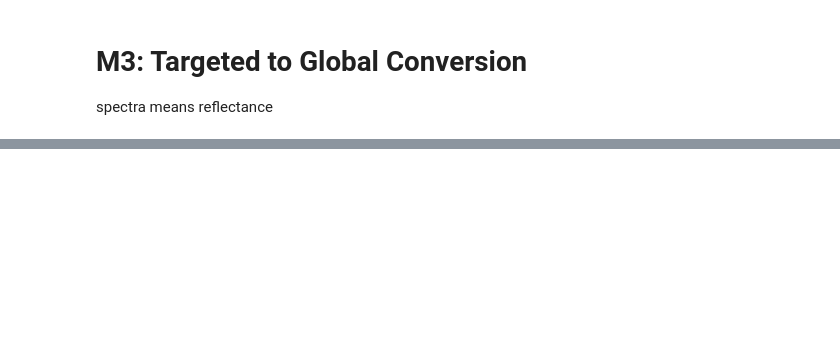
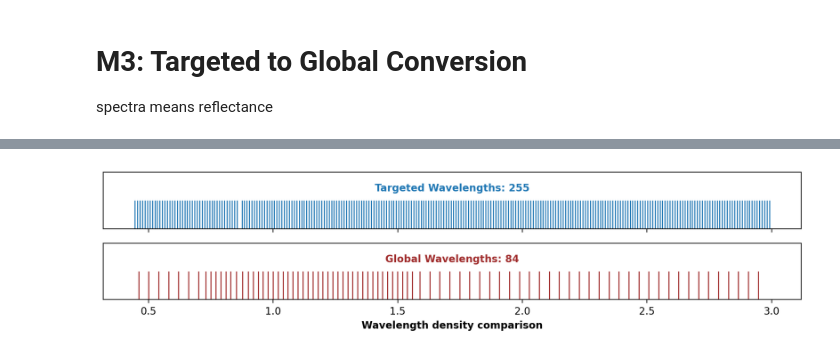
Before and after one commit to markusgruendler/m3-lunar-project, a Jupyter notebook: scripts/su25 script.ipynb, the cells around one changed output, grey strips where cells are left out. Drawn from its saved outputs; the diff is of its cells as text; code cells hidden in the pictures; blank space fills up the shorter version.

```diff
--- a/scripts/su25 script.ipynb
+++ b/scripts/su25 script.ipynb
@@ -146,5 +168,5 @@ if spectra_nans > 0:
 # %%
-def targeted_to_global(wavelengths, spectra, verbose = False):
+def targeted_to_global(wavelengths, values, verbose = False):
     # average 4 at a time
     # set step size to last breakpoint
     # increment by step size
@@ -155,11 +177,11 @@ def targeted_to_global(wavelengths, spectra, verbose = False):
 
     i = 0 # input index
     bp_idx = 0
-    output = {"wavelengths": [], "spectra": []}
+    output = {"wavelengths": [], "values": []}
     while i+3 < len(wavelengths):
         # average over next 4
         avg_wl = np.round(np.mean(wavelengths[i:i+4]),4)
-        avg_spectra = np.round(np.mean(spectra[i:i+4]),4)
+        avg_values = np.round(np.mean(values[i:i+4]),4)
 
         # if next step exists
         # and current wl > bp_idx wl
@@ -169,11 +191,11 @@ def targeted_to_global(wavelengths, spectra, verbose = False):
 
         # save and increment by values consumed
         output["wavelengths"].append(avg_wl)
-        output["spectra"].append(avg_spectra)
+        output["values"].append(avg_values)
         i += breakpoints["step"][bp_idx]
 
     output["wavelengths"] = np.array(output["wavelengths"])
-    output["spectra"] = np.array(output["spectra"])
+    output["values"] = np.array(output["values"])
     return output
 # %%
 targeted_to_global(wavelengths, spectra, verbose=True)
@@ -184,7 +231,8 @@ targeted_to_global(wavelengths, spectra, verbose=True)
 ## round down
 # mean(2.3624, 2.3724, 2.3823, 2.3923) = 2.37735 -> 2.3774, manual is 2.3773 < 2.3774
 # %%
-plotting = False
+plotting = True
+saving = False
 if plotting:
 
     data = {
@@ -192,45 +240,45 @@ if plotting:
         "Global Wavelengths": targeted_to_global(wavelengths, spectra)["wavelengths"]
     }
 
-    print(data['Targeted Wavelengths'].shape)
-    print(data['Global Wavelengths'].shape)
-
     colors = ['#1f77b4', "#a02c2c"]
     fig, axes = plt.subplots(
         nrows=2,
         sharex=True,
-        figsize=(10, 4),
+        figsize=(10, 2.5),
         height_ratios=[1, 1]
     )
 
     # each series as a rug plot with its own row
     for ax, (label, series), color in zip(axes, data.items(), colors):
         sns.rugplot(x = series, ax = ax, height = 0.5, color = color)
         ax.set_yticks([])  # No y-axis ticks
         ax.set_ylabel("")
         ax.text(
             0.5, # x offset
             0.8, # y offset
-            label, # text content
+            f"{label}: {series.shape[0]}", # text content
             # **kwargs
             transform=ax.transAxes,
             ha='center',
             va='top',
             fontsize=10,
             color=color,
             weight='bold'
         )
 
     # last plot label acts as legend label
     axes[-1].set_xlabel("Wavelength density comparison", weight = 'bold')
     plt.tight_layout()
 
-    # plt.savefig(
-    #     "../output files/graphs/test/m3 wavelength comparison.png",
-    #     dpi=2000,
-    #     bbox_inches='tight',
-    #     facecolor='white'
-    # )
+    if saving:
+        plt.savefig(
+            "../output files/graphs/test/m3 wavelength comparison.png",
+            dpi=2000,
+            bbox_inches='tight',
+            facecolor='white'
+        )
 
     plt.show() # calls plt.clf()
+# %% [output]
+[figure, added]
 # %%
```
Also changed, not shown: parts of 14 cells of this notebook.
